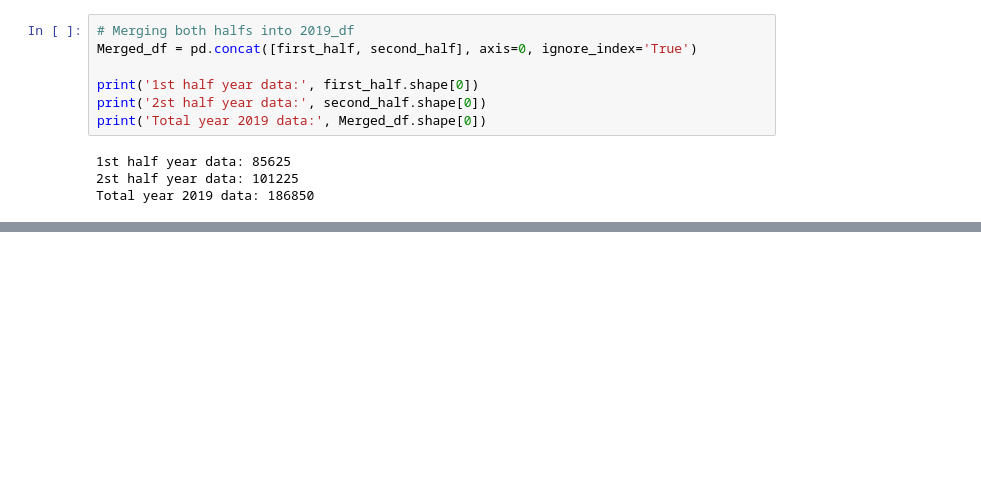
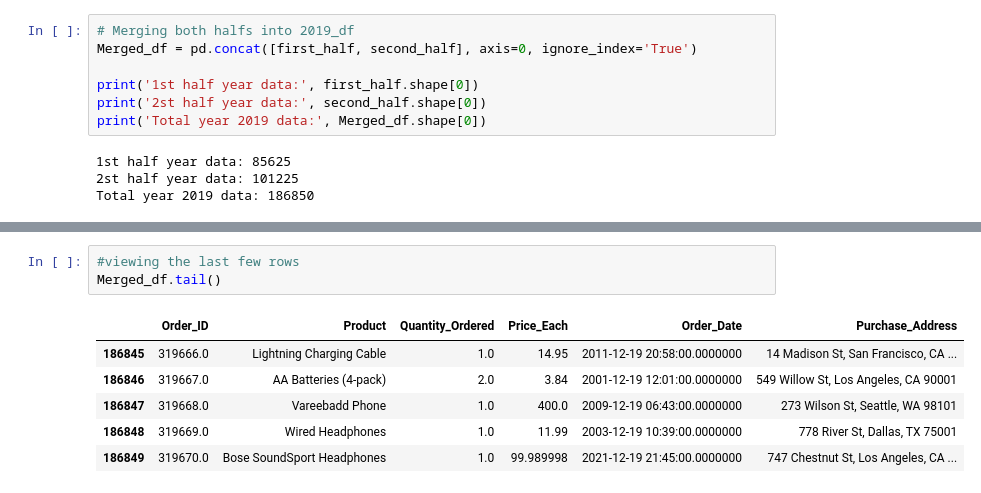
Before and after one commit to briansiaw5/Business-Analytics-Project, a Jupyter notebook: pbd_project.ipynb, the cells around one changed output, grey strips where cells are left out. Saved outputs shown, nothing was run; the diff lists cells and outputs as text; blank space fills up the shorter version.

```diff
--- a/pbd_project.ipynb
+++ b/pbd_project.ipynb
@@ -193,0 +268,10 @@ Total year 2019 data: 186850
+# %%
+#viewing the last few rows
+Merged_df.tail()
+# %% [output]
+|  | Order_ID | Product | Quantity_Ordered | Price_Each | Order_Date | Purchase_Address |
+| 186845 | 319666.0 | Lightning Charging Cable | 1.0 | 14.95 | 2011-12-19 20:58:00.0000000 | 14 Madison St, San Francisco, CA ... |
+| 186846 | 319667.0 | AA Batteries (4-pack) | 2.0 | 3.84 | 2001-12-19 12:01:00.0000000 | 549 Willow St, Los Angeles, CA 90001 |
+| 186847 | 319668.0 | Vareebadd Phone | 1.0 | 400.0 | 2009-12-19 06:43:00.0000000 | 273 Wilson St, Seattle, WA 98101 |
+| 186848 | 319669.0 | Wired Headphones | 1.0 | 11.99 | 2003-12-19 10:39:00.0000000 | 778 River St, Dallas, TX 75001 |
+| 186849 | 319670.0 | Bose SoundSport Headphones | 1.0 | 99.989998 | 2021-12-19 21:45:00.0000000 | 747 Chestnut St, Los Angeles, CA ... |
```
Also changed, not shown: parts of 40 cells of this notebook, 2 other files.
